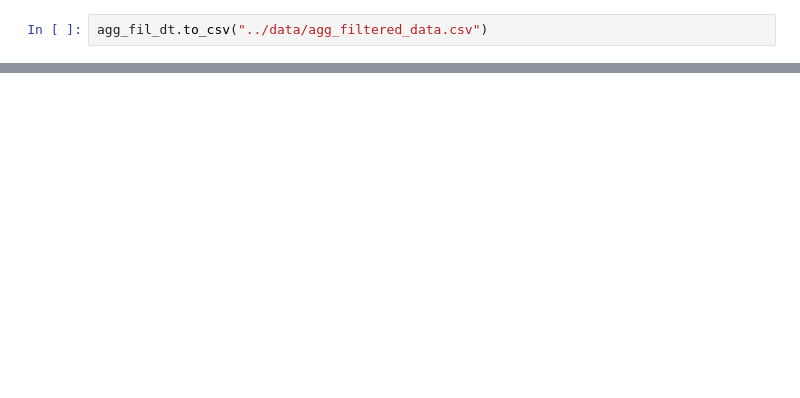
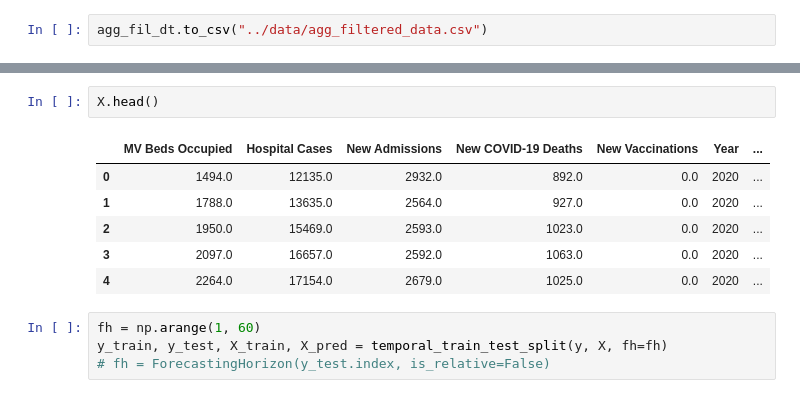
Before and after one commit to michaelajao/Multivate-forecasting, a Jupyter notebook: script/Data_preprocess.ipynb, the cells around one changed output, grey strips where cells are left out. Drawn from its saved outputs; the diff is of its cells as text; blank space fills up the shorter version.

```diff
--- a/script/Data_preprocess.ipynb
+++ b/script/Data_preprocess.ipynb
@@ -234,0 +286,13 @@ plt.show()
+# %%
+X.head()
+# %% [output]
+|  | MV Beds Occupied | Hospital Cases | New Admissions | New COVID-19 Deaths | New Vaccinations | Year | ... |
+| 0 | 1494.0 | 12135.0 | 2932.0 | 892.0 | 0.0 | 2020 | ... |
+| 1 | 1788.0 | 13635.0 | 2564.0 | 927.0 | 0.0 | 2020 | ... |
+| 2 | 1950.0 | 15469.0 | 2593.0 | 1023.0 | 0.0 | 2020 | ... |
+| 3 | 2097.0 | 16657.0 | 2592.0 | 1063.0 | 0.0 | 2020 | ... |
+| 4 | 2264.0 | 17154.0 | 2679.0 | 1025.0 | 0.0 | 2020 | ... |
+# %%
+fh = np.arange(1, 60)
+y_train, y_test, X_train, X_pred = temporal_train_test_split(y, X, fh=fh)
+# fh = ForecastingHorizon(y_test.index, is_relative=False)
```
Also changed, not shown: parts of 24 cells of this notebook.
